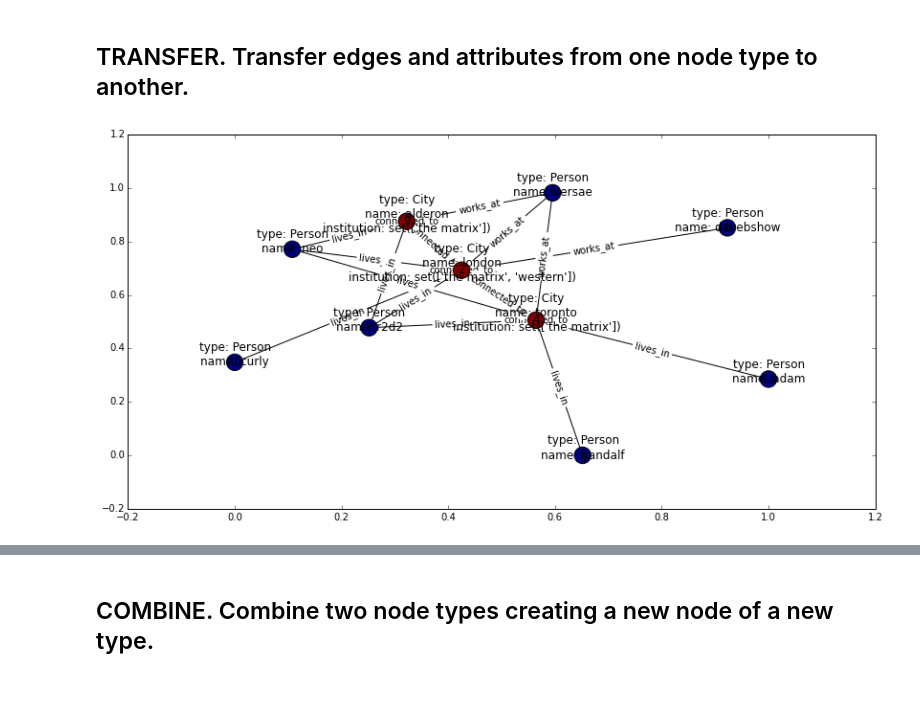
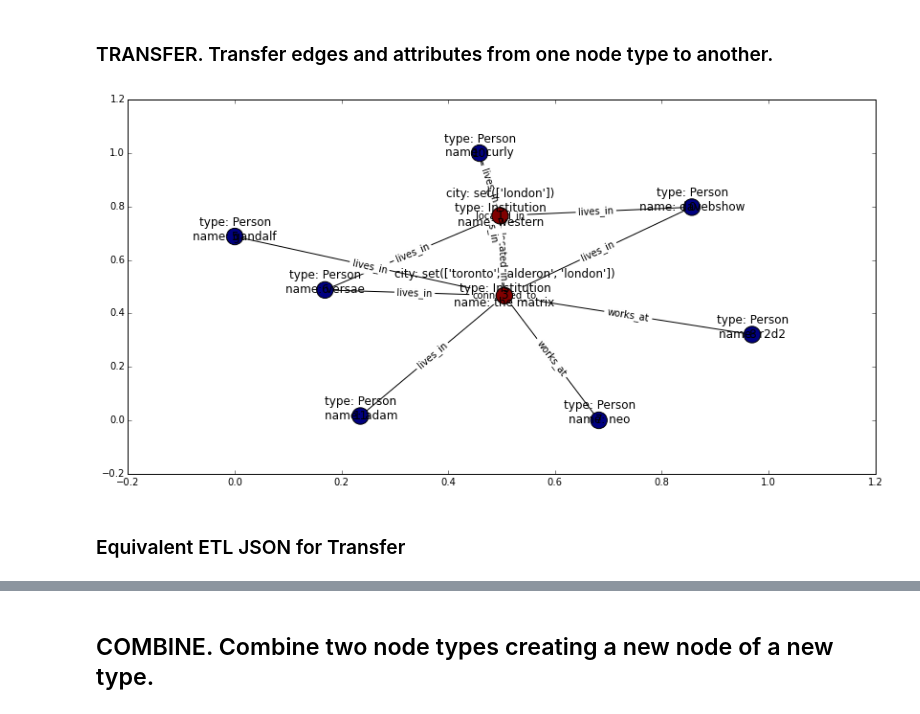
Before and after one commit to davebshow/projx, a Jupyter notebook: projx_demo.ipynb, the cells around one changed output, grey strips where cells are left out. Saved outputs shown, nothing was run; the diff lists cells and outputs as text; code cells hidden in the pictures.

```diff
--- a/projx_demo.ipynb
+++ b/projx_demo.ipynb
@@ -79,16 +184,20 @@ px.draw_simple_graph(subgraph)
 # %% [markdown]
-## TRANSFER. Transfer edges and attributes from one node type to another.
+### TRANSFER. Transfer edges and attributes from one node type to another.
 # %%
 # Transfer the attributes and edges from all the institutions neighboring cities nodes.
 # Here we pass the GRAPH object to the verb MATCH. This allows us to perform the
 # transfomation accross the entire graph, instead of matching a subgraph and then performing the
 # transformation. NOTE - TRANSFER is directional, unlike PROJECT.
-subgraph = p.execute("""
+conn = px.connect(g)
+cursor = conn.cursor()
+subgraph = cursor.execute("""
     MATCH GRAPH (c:City)-(i:Institution)
-    TRANSFER    (i)-(c)
-    SET         c.institution = i.name
-    DELETE      i
+    TRANSFER    (c)-(i)
+    SET         i.city = c.name
+    DELETE      c
 """)
-px.draw_simple_graph(subgraph, label_attrs=['name', 'institution', 'type'], edge_label_attr='type')
+px.draw_simple_graph(subgraph, label_attrs=['name', 'city', 'type'], edge_label_attr='type')
 # %% [output]
-[figure, old version]
+[figure, new version]
+# %% [markdown]
+### Equivalent ETL JSON for Transfer
```
Also changed, not shown: parts of 35 cells of this notebook, 12 other files.
